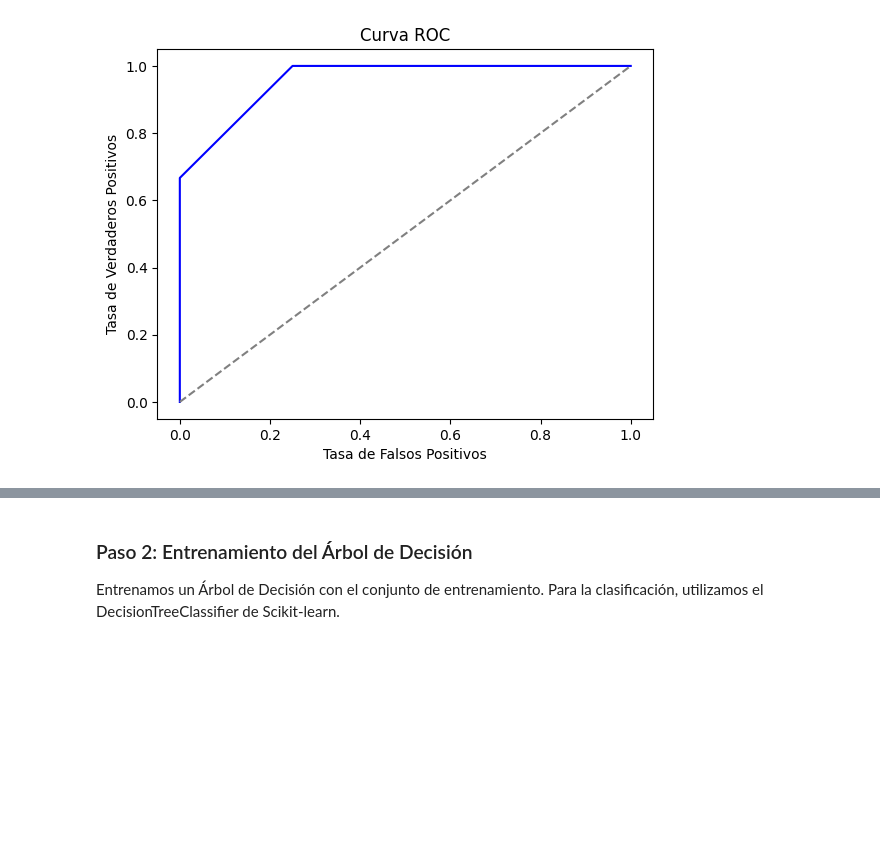
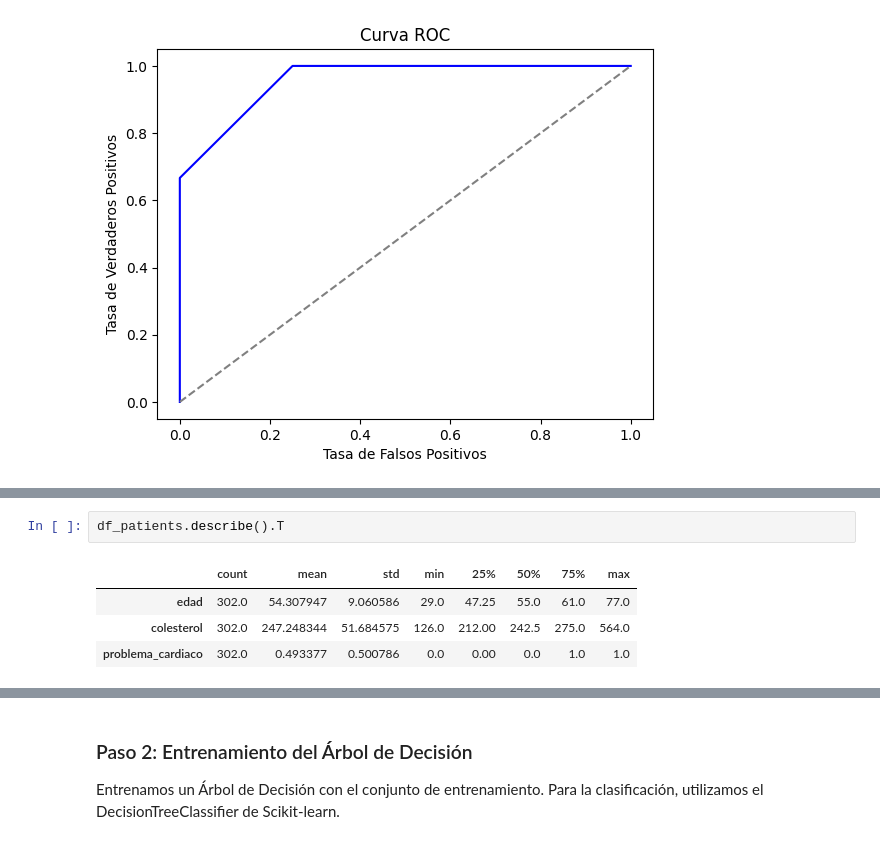
Before and after one commit to FelipeAfana/Apuntes-2-Inteligencia-Artificial, a Jupyter notebook: Fundamento_Cuaderno_11_Árboles_de_Decisión_para_Clasificación.ipynb, the cells around one changed output, grey strips where cells are left out. Saved outputs shown, nothing was run; the diff lists cells and outputs as text; blank space fills up the shorter version.

```diff
--- a/Fundamento_Cuaderno_11_Árboles_de_Decisión_para_Clasificación.ipynb
+++ b/Fundamento_Cuaderno_11_Árboles_de_Decisión_para_Clasificación.ipynb
@@ -237,0 +332,7 @@ label_col_name='problema_cardiaco'
+# %%
+df_patients.describe().T
+# %% [output]
+|  | count | mean | std | min | 25% | 50% | 75% | max |
+| edad | 302.0 | 54.307947 | 9.060586 | 29.0 | 47.25 | 55.0 | 61.0 | 77.0 |
+| colesterol | 302.0 | 247.248344 | 51.684575 | 126.0 | 212.00 | 242.5 | 275.0 | 564.0 |
+| problema_cardiaco | 302.0 | 0.493377 | 0.500786 | 0.0 | 0.00 | 0.0 | 1.0 | 1.0 |
```
Also changed, not shown: parts of 31 cells of this notebook.
